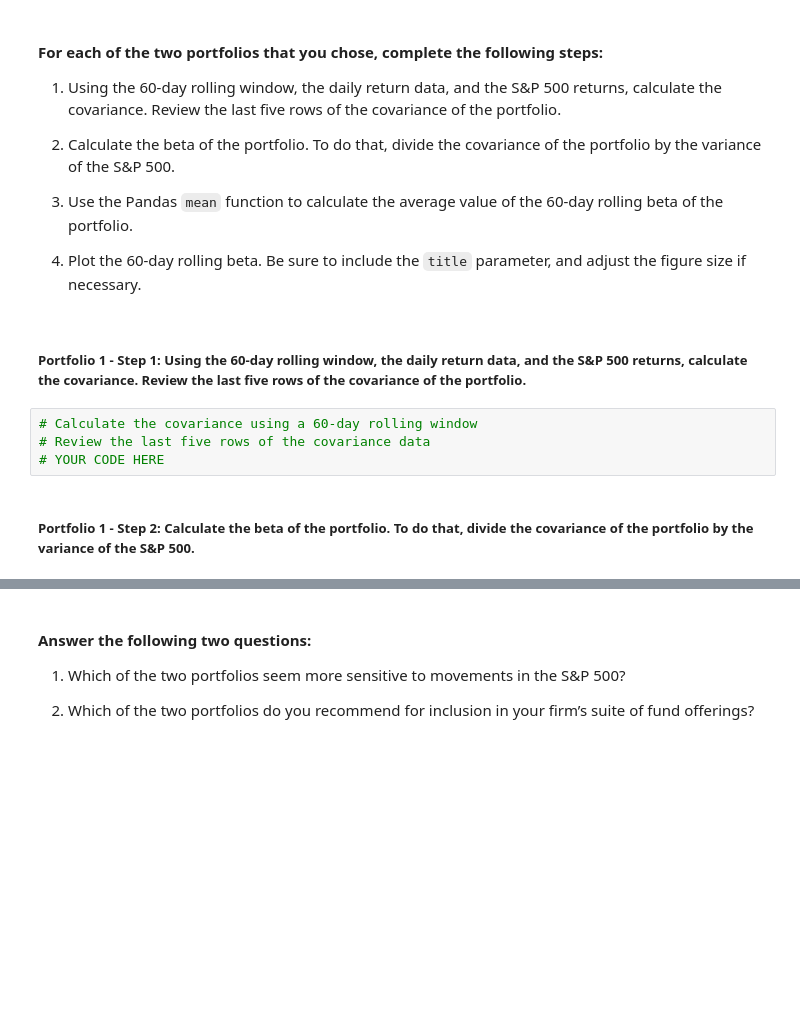
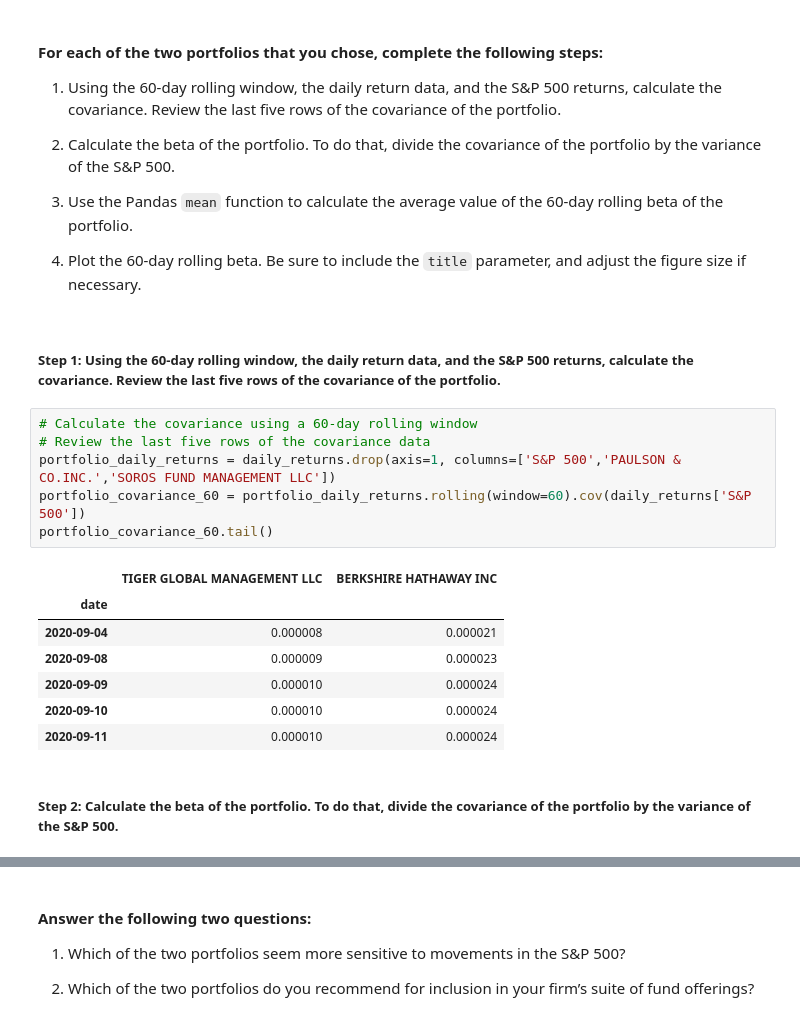
Before and after one commit to jpmaddox97/module_4_challenge, a Jupyter notebook: Starter_Code/risk_return_analysis.ipynb, the cells around one changed output, grey strips where cells are left out. Cells and saved outputs as stored; diff of their text form; blank space fills up the shorter version.

```diff
--- a/Starter_Code/risk_return_analysis.ipynb
+++ b/Starter_Code/risk_return_analysis.ipynb
@@ -365,13 +377,23 @@ Your analysis is nearing completion. Now, you need to evaluate how the portfolio
 
 4. Plot the 60-day rolling beta. Be sure to include the `title` parameter, and adjust the figure size if necessary.
 # %% [markdown]
-##### Portfolio 1 - Step 1: Using the 60-day rolling window, the daily return data, and the S&P 500 returns, calculate the covariance. Review the last five rows of the covariance of the portfolio.
+##### Step 1: Using the 60-day rolling window, the daily return data, and the S&P 500 returns, calculate the covariance. Review the last five rows of the covariance of the portfolio.
 # %%
 # Calculate the covariance using a 60-day rolling window
 # Review the last five rows of the covariance data
-# YOUR CODE HERE
+portfolio_daily_returns = daily_returns.drop(axis=1, columns=['S&P 500','PAULSON & CO.INC.','SOROS FUND MANAGEMENT LLC'])
+portfolio_covariance_60 = portfolio_daily_returns.rolling(window=60).cov(daily_returns['S&P 500'])
+portfolio_covariance_60.tail()
+# %% [output]
+|  | TIGER GLOBAL MANAGEMENT LLC | BERKSHIRE HATHAWAY INC |
+| date |  |  |
+| 2020-09-04 | 0.000008 | 0.000021 |
+| 2020-09-08 | 0.000009 | 0.000023 |
+| 2020-09-09 | 0.000010 | 0.000024 |
+| 2020-09-10 | 0.000010 | 0.000024 |
+| 2020-09-11 | 0.000010 | 0.000024 |
 # %% [markdown]
-##### Portfolio 1 - Step 2: Calculate the beta of the portfolio. To do that, divide the covariance of the portfolio by the variance of the S&P 500.
+##### Step 2: Calculate the beta of the portfolio. To do that, divide the covariance of the portfolio by the variance of the S&P 500.
 # %%
 # Calculate the beta based on the 60-day rolling covariance compared to the market (S&P 500)
 # Review the last five rows of the beta information
```
Also changed, not shown: parts of 20 cells of this notebook.
